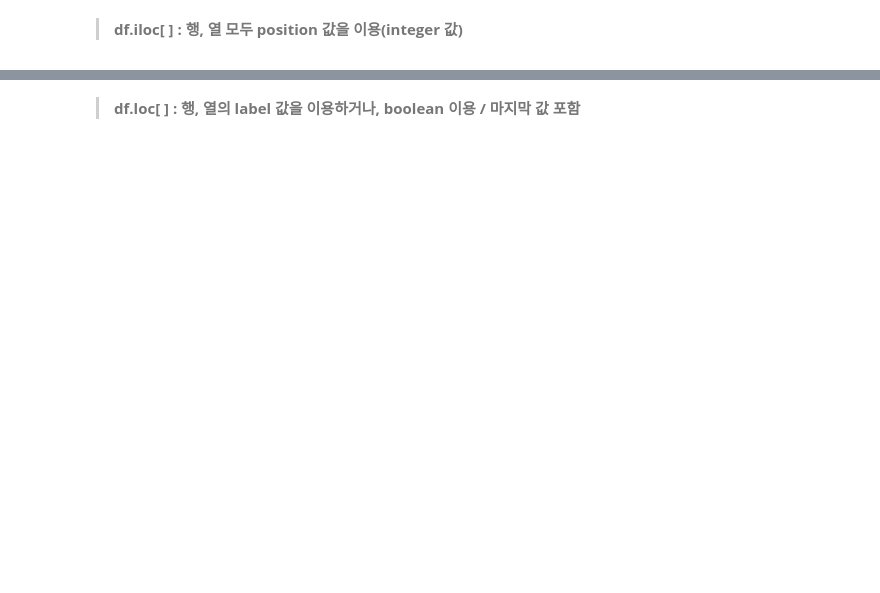
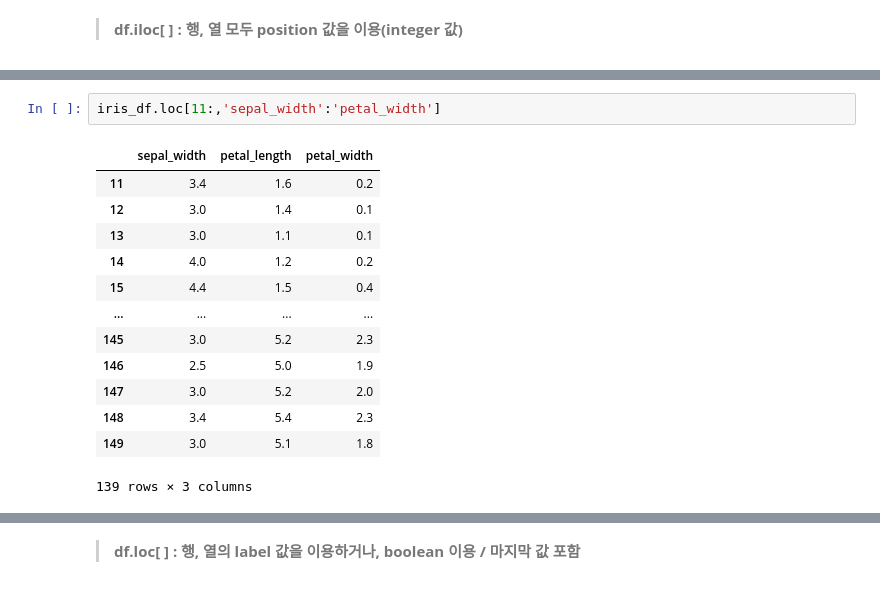
Before and after one commit to poweenv/pythonsource, a Jupyter notebook: pandas/03. Subset - 3) rows and columns.ipynb, the cells around one changed output, grey strips where cells are left out. Saved outputs shown, nothing was run; the diff lists cells and outputs as text; blank space fills up the shorter version.

```diff
--- a/pandas/03. Subset - 3) rows and columns.ipynb
+++ b/pandas/03. Subset - 3) rows and columns.ipynb
@@ -37,0 +163,16 @@ table {
+# %%
+iris_df.loc[11:,'sepal_width':'petal_width']
+# %% [output]
+|  | sepal_width | petal_length | petal_width |
+| 11 | 3.4 | 1.6 | 0.2 |
+| 12 | 3.0 | 1.4 | 0.1 |
+| 13 | 3.0 | 1.1 | 0.1 |
+| 14 | 4.0 | 1.2 | 0.2 |
+| 15 | 4.4 | 1.5 | 0.4 |
+| ... | ... | ... | ... |
+| 145 | 3.0 | 5.2 | 2.3 |
+| 146 | 2.5 | 5.0 | 1.9 |
+| 147 | 3.0 | 5.2 | 2.0 |
+| 148 | 3.4 | 5.4 | 2.3 |
+| 149 | 3.0 | 5.1 | 1.8 |
+139 rows × 3 columns
```
Also changed, not shown: parts of 54 cells of this notebook, 1 other file.
